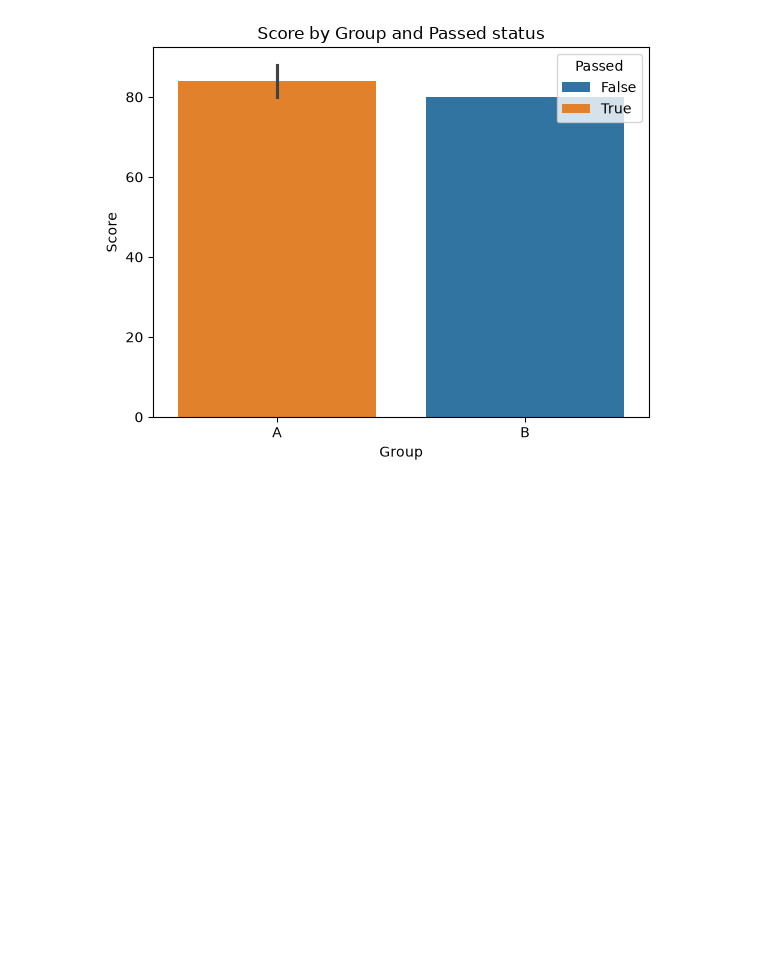
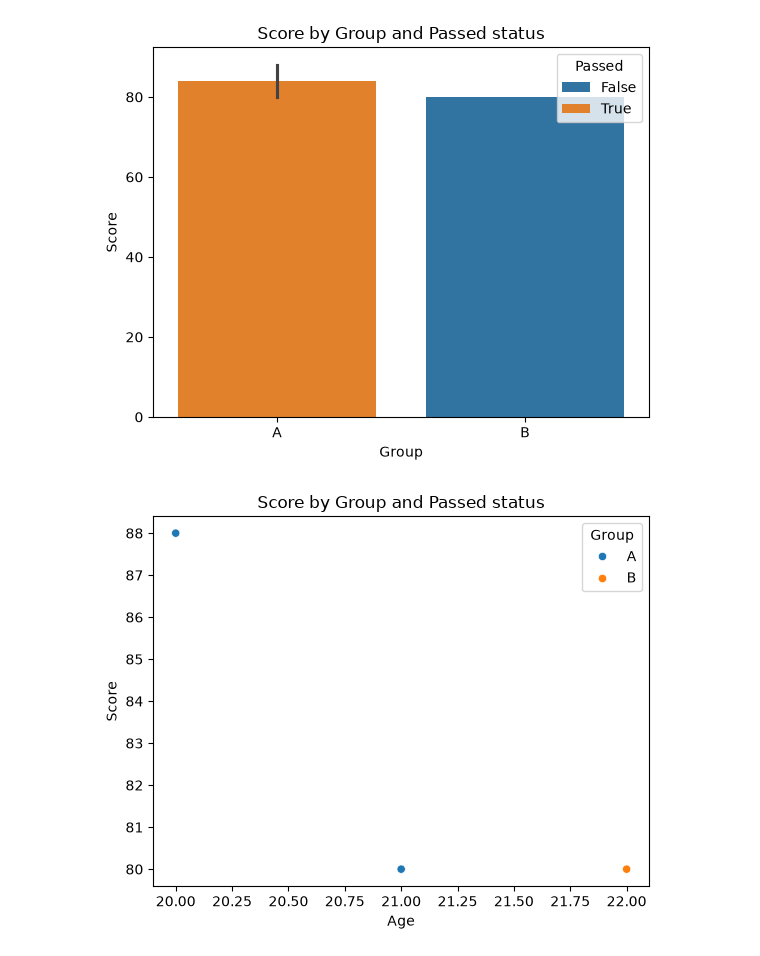
Before and after one commit to GreedIsGoody/pandas-tut, a Jupyter notebook: test.ipynb, the cells around one changed output. Drawn from its saved outputs; the diff is of its cells as text; code cells hidden in the pictures; blank space fills up the shorter version.

Commit message:
feat: scatterplot visualize

```diff
--- a/test.ipynb
+++ b/test.ipynb
@@ -952,3 +952,9 @@ plt.title('Score by Group and Passed status')
 plt.show()
 # %% [output]
 [figure]
+# %%
+sns.scatterplot(data=merged_df, x='Age', y='Score', hue='Group')
+plt.title('Score by Group and Passed status')
+plt.show()
+# %% [output]
+[figure, added]
```
